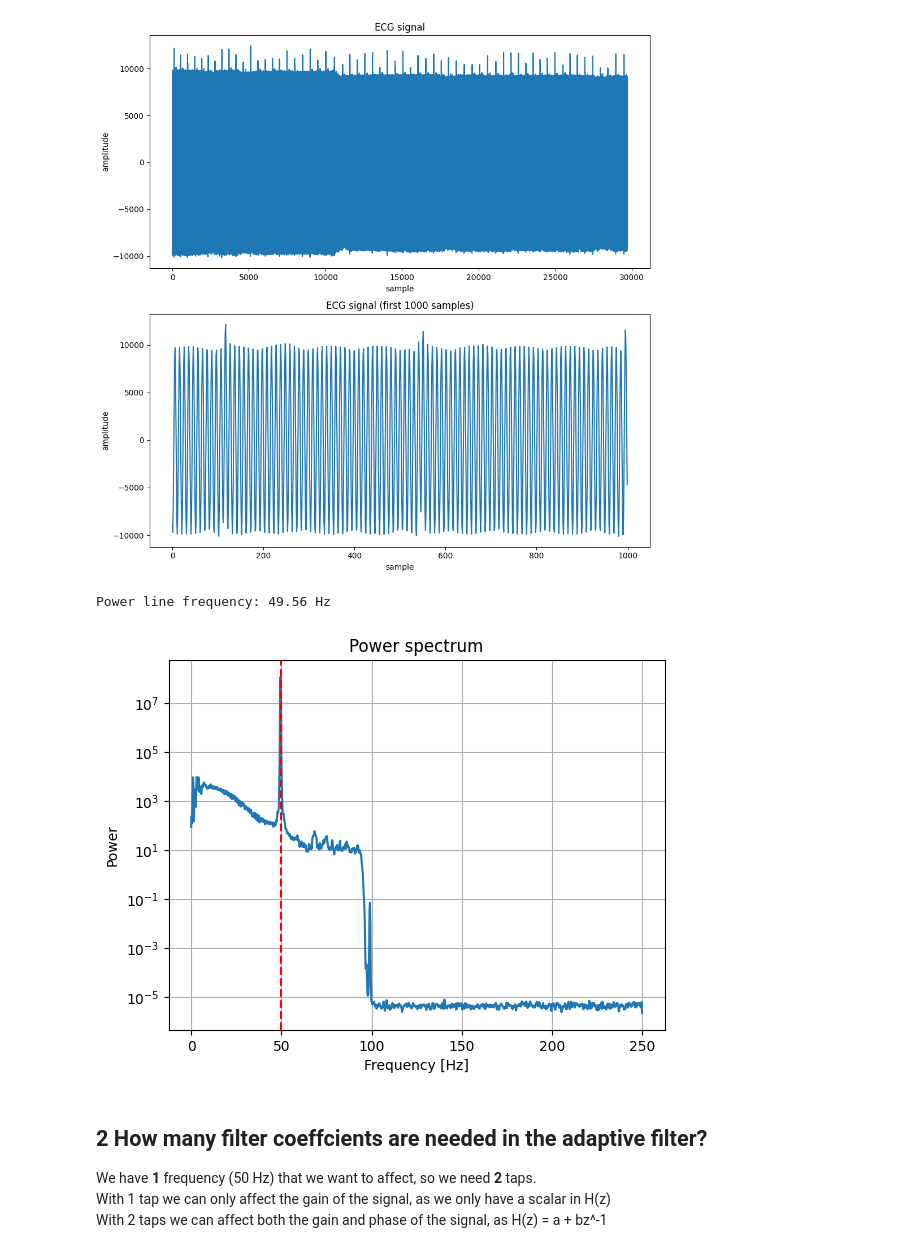
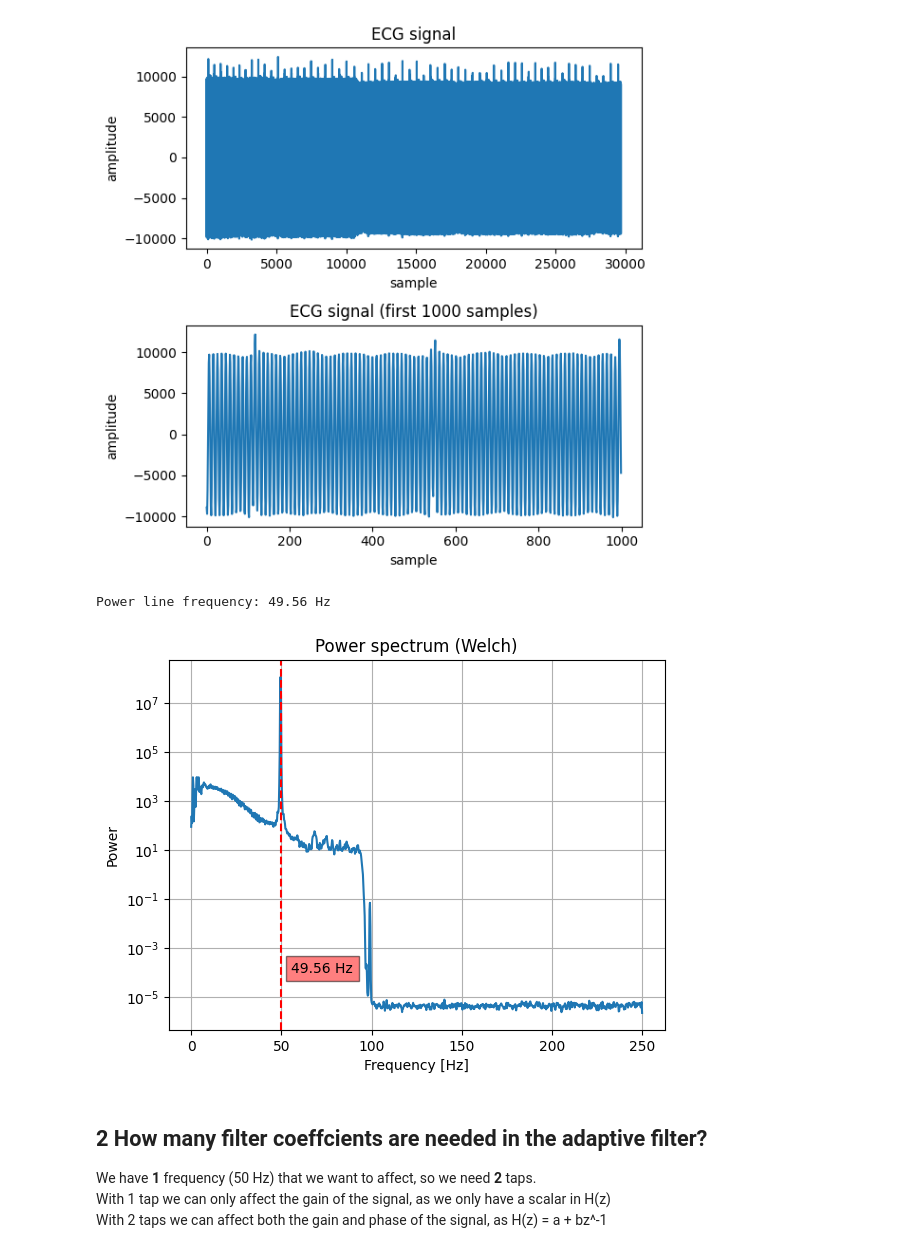
Before and after one commit to kpbaks/advance-signal-processing-assignment-2, a Jupyter notebook: assignment_2.ipynb, the cells around one changed output. Drawn from its saved outputs; the diff is of its cells as text; code cells hidden in the pictures.

```diff
--- a/assignment_2.ipynb
+++ b/assignment_2.ipynb
@@ -26,19 +26,20 @@ ecg = np.loadtxt('./data/ecg.dat')
 n_samples = ecg.size
 # %%
 # plot ecg signal twice, once with the original signal and once with the first 1000 samples
-fig, ax = plt.subplots(2, 1, figsize=(10, 10))
+fig, ax = plt.subplots(2, 1, figsize=(6, 6))
 ax[0].plot(ecg)
 ax[0].set_title('ECG signal')
 ax[0].set_xlabel('sample')
 ax[0].set_ylabel('amplitude')
 ax[1].plot(ecg[:1000])
 ax[1].set_title('ECG signal (first 1000 samples)')
 ax[1].set_xlabel('sample')
 ax[1].set_ylabel('amplitude')
 plt.tight_layout()
+plt.savefig('./img/ecg_signal.png')
 plt.show()
 # %% [output]
-[figure, old version]
+[figure, new version]
 # %%
 # find power line frequency (50 Hz)
 Fs = 500 # sampling frequency
@@ -51,17 +52,18 @@ print(f'Power line frequency: {powerline_freq:.2f} Hz')
 # plot power spectrum
 plt.figure()
 plt.plot(f, pxx)
-plt.title('Power spectrum')
+plt.title('Power spectrum (Welch)')
 plt.xlabel('Frequency [Hz]')
 plt.yscale('log') # more meaningful scale
 plt.grid()
 plt.ylabel('Power')
+plt.text(powerline_freq + 6, 1e-4, f'{powerline_freq:.2f} Hz', bbox=dict(facecolor='red', alpha=0.5))
 plt.axvline(x=powerline_freq, color='red', linestyle='--') # mark power line frequency
 plt.savefig('./img/ecg_power_spectrum.png')
 plt.show()
 # %% [output]
 Power line frequency: 49.56 Hz
-[figure, old version]
+[figure, new version]
 # %% [markdown]
 ## 2  How many filter coeffcients are needed in the adaptive filter?
 
```
Also changed, not shown: parts of 29 cells of this notebook, 15 other files.
